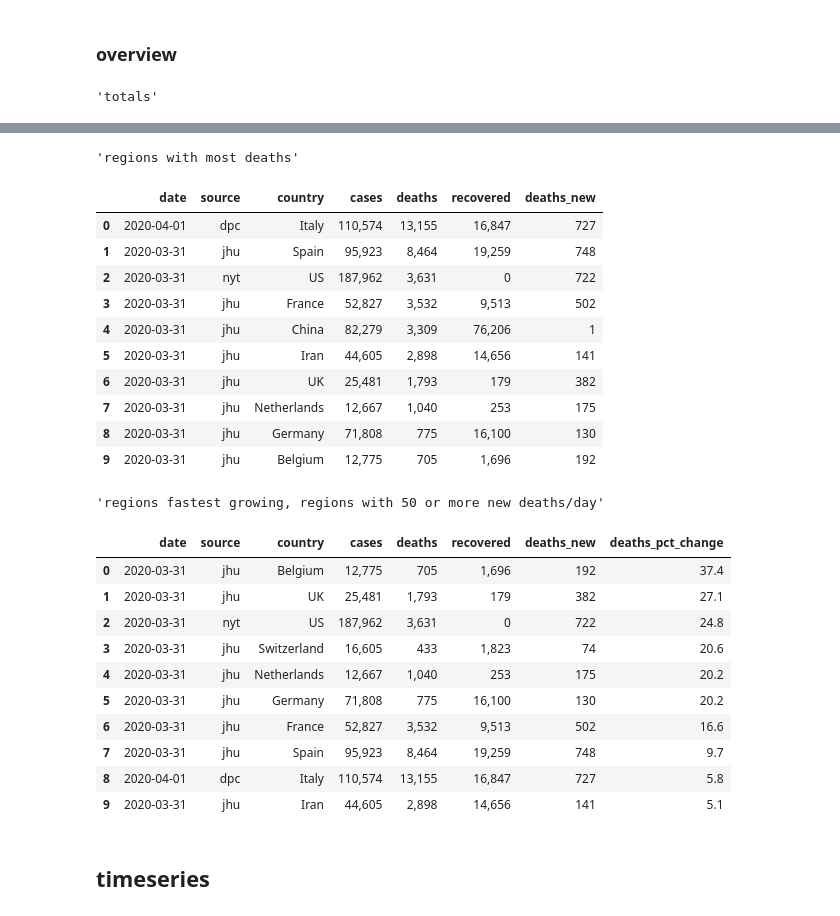
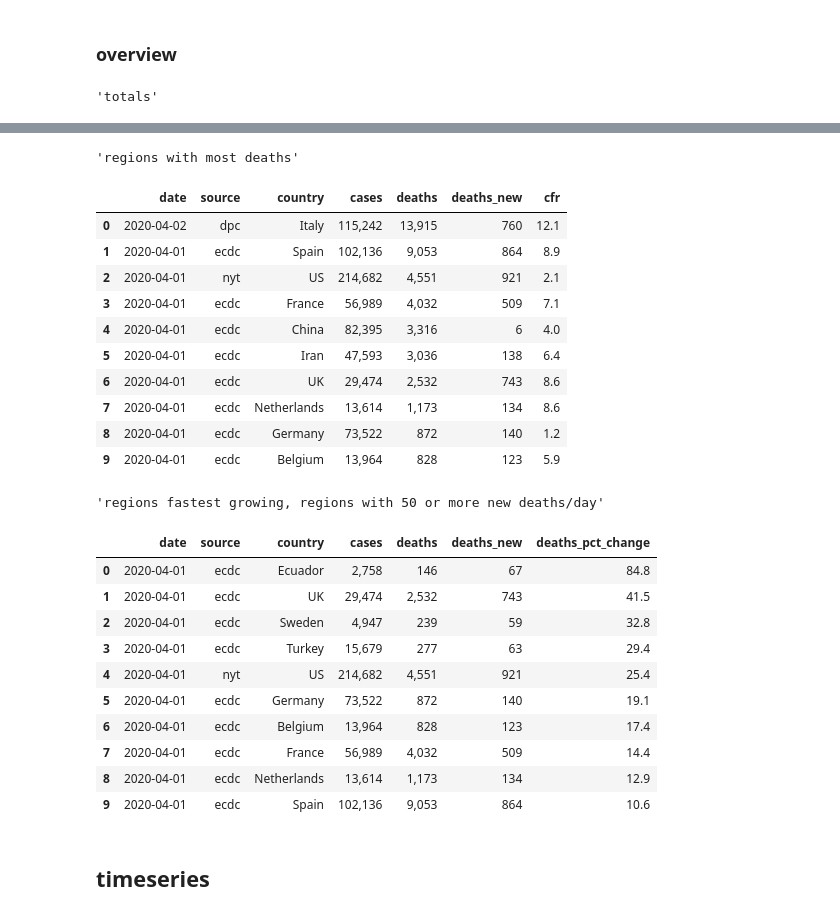
Before and after one commit to eferm/covid-19, a Jupyter notebook: notebooks/covid-19.ipynb, the cells around one changed output, grey strips where cells are left out. Cells and saved outputs as stored; diff of their text form; code cells hidden in the pictures.

Commit message:
refactor pipeline and prefer ecdc data

```diff
--- a/notebooks/covid-19.ipynb
+++ b/notebooks/covid-19.ipynb
@@ -36,12 +36,14 @@ pandas 1.0.3
 ## data sources
 # %%
 kwargs = dict(verbose=True)
-CATALOG = {
-    'jhu': JHU(**kwargs).clean,
-    'ctp': CTP(**kwargs).clean,
-    'nyt': NYT(**kwargs).clean,
-    'dpc': DPC(**kwargs).clean,
+SOURCES = {
+#     'jhu': JHU(**kwargs),
+#     'ctp': CTP(**kwargs),
+    'nyt': NYT(**kwargs),
+    'dpc': DPC(**kwargs),
+    'ecdc': ECDC(**kwargs),
 }
+CATALOG = {k: v.clean for k, v in SOURCES.items()}
 
 for name, df in CATALOG.items():
     display(f'preview: {name}', df.tail(3))
@@ -69,14 +75,9 @@ for name, df in CATALOG.items():
 # %% [markdown]
 ## ontology
 # %%
-METRICS = ['cases', 'deaths', 'recovered']
-LIMITS = dict(zip(METRICS, [100, 10, 10]))
+METRICS = ['cases', 'deaths']
+LIMITS = dict(zip(METRICS, [100, 10]))
 LEVELS = ['country', 'state', 'county']
-SOURCES = {
-    'jhu': 'Johns Hopkins University',
-    'nyt': 'The New York Times',
-    'dpc': 'Dipartimento della Protezione Civile',
-}
 
 
 def rollup(df, level):
@@ -232,15 +243,14 @@ def with_pct_change(df):
 for i, level in enumerate(LEVELS):
     df = (
         rollup(CATALOG['df.combined'], level)
-        .pipe(with_cases_active)
         .pipe(with_cfr)
         .pipe(with_diffs)
         .pipe(with_pct_change)
     )
     CATALOG[f'df.derived.{level}'] = df
 
-df = CATALOG['df.derived.county']
-df = df.loc[df['state'] == 'Lombardia']
+df = CATALOG['df.derived.country']
+df = df.loc[df['country'] == 'UK']
 display('preview', df.tail())
 # %% [output]
 'preview'
@@ -285,7 +295,6 @@ for i, level in enumerate(LEVELS):
         df
         .pipe(with_offset, 'cases', LIMITS['cases'])
         .pipe(with_offset, 'deaths', LIMITS['deaths'])
-        .pipe(with_offset, 'recovered', LIMITS['recovered'])
         .melt(
             id_vals,
             [f'{m}_offset' for m in METRICS],
@@ -297,8 +306,8 @@ for i, level in enumerate(LEVELS):
     )
     CATALOG[f'df.offset.{level}'] = df
 
-df = CATALOG['df.offset.state']
-df = df.loc[(df['state'] == 'Lombardia')
+df = CATALOG['df.offset.country']
+df = df.loc[(df['country'] == 'Italy')
             & (df['offset_metric'] == 'cases')]
 display('preview', df.tail())
 # %% [output]
@@ -336,7 +345,7 @@ display(
 )
 
 def prettify(df):
-    for m in [*METRICS, 'cases_active', *[f'{m}_new' for m in METRICS]]:
+    for m in [*METRICS, *[f'{m}_new' for m in METRICS]]:
         df[m] = df[m].map(lambda x: f"{x:,.0f}")
     for m in ['cfr', *[f'{m}_pct_change' for m in METRICS]]:
         df[m] = df[m].map(lambda x: f"{x:,.1f}")
@@ -355,7 +364,7 @@ idx = ['date', 'source', *levels, *METRICS]
 display(
     f"regions with most {metric}",
     prettify(df.sort_values(metric, ascending=False))
-    [[*idx, f'{metric}_new']]
+    [[*idx, f'{metric}_new', 'cfr']]
     .reset_index(drop=True)
     .head(10)
 )
@@ -376,27 +384,27 @@ display(
 'regions with most deaths'
-|  | date | source | country | cases | deaths | recovered | deaths_new |
-| 0 | 2020-04-01 | dpc | Italy | 110,574 | 13,155 | 16,847 | 727 |
-| 1 | 2020-03-31 | jhu | Spain | 95,923 | 8,464 | 19,259 | 748 |
-| 2 | 2020-03-31 | nyt | US | 187,962 | 3,631 | 0 | 722 |
-| 3 | 2020-03-31 | jhu | France | 52,827 | 3,532 | 9,513 | 502 |
-| 4 | 2020-03-31 | jhu | China | 82,279 | 3,309 | 76,206 | 1 |
-| 5 | 2020-03-31 | jhu | Iran | 44,605 | 2,898 | 14,656 | 141 |
-| 6 | 2020-03-31 | jhu | UK | 25,481 | 1,793 | 179 | 382 |
-| 7 | 2020-03-31 | jhu | Netherlands | 12,667 | 1,040 | 253 | 175 |
-| 8 | 2020-03-31 | jhu | Germany | 71,808 | 775 | 16,100 | 130 |
-| 9 | 2020-03-31 | jhu | Belgium | 12,775 | 705 | 1,696 | 192 |
+|  | date | source | country | cases | deaths | deaths_new | cfr |
+| 0 | 2020-04-02 | dpc | Italy | 115,242 | 13,915 | 760 | 12.1 |
+| 1 | 2020-04-01 | ecdc | Spain | 102,136 | 9,053 | 864 | 8.9 |
+| 2 | 2020-04-01 | nyt | US | 214,682 | 4,551 | 921 | 2.1 |
+| 3 | 2020-04-01 | ecdc | France | 56,989 | 4,032 | 509 | 7.1 |
+| 4 | 2020-04-01 | ecdc | China | 82,395 | 3,316 | 6 | 4.0 |
+| 5 | 2020-04-01 | ecdc | Iran | 47,593 | 3,036 | 138 | 6.4 |
+| 6 | 2020-04-01 | ecdc | UK | 29,474 | 2,532 | 743 | 8.6 |
+| 7 | 2020-04-01 | ecdc | Netherlands | 13,614 | 1,173 | 134 | 8.6 |
+| 8 | 2020-04-01 | ecdc | Germany | 73,522 | 872 | 140 | 1.2 |
+| 9 | 2020-04-01 | ecdc | Belgium | 13,964 | 828 | 123 | 5.9 |
 'regions fastest growing, regions with 50 or more new deaths/day'
-|  | date | source | country | cases | deaths | recovered | deaths_new | deaths_pct_change |
-| 0 | 2020-03-31 | jhu | Belgium | 12,775 | 705 | 1,696 | 192 | 37.4 |
-| 1 | 2020-03-31 | jhu | UK | 25,481 | 1,793 | 179 | 382 | 27.1 |
-| 2 | 2020-03-31 | nyt | US | 187,962 | 3,631 | 0 | 722 | 24.8 |
-| 3 | 2020-03-31 | jhu | Switzerland | 16,605 | 433 | 1,823 | 74 | 20.6 |
-| 4 | 2020-03-31 | jhu | Netherlands | 12,667 | 1,040 | 253 | 175 | 20.2 |
-| 5 | 2020-03-31 | jhu | Germany | 71,808 | 775 | 16,100 | 130 | 20.2 |
-| 6 | 2020-03-31 | jhu | France | 52,827 | 3,532 | 9,513 | 502 | 16.6 |
-| 7 | 2020-03-31 | jhu | Spain | 95,923 | 8,464 | 19,259 | 748 | 9.7 |
-| 8 | 2020-04-01 | dpc | Italy | 110,574 | 13,155 | 16,847 | 727 | 5.8 |
-| 9 | 2020-03-31 | jhu | Iran | 44,605 | 2,898 | 14,656 | 141 | 5.1 |
+|  | date | source | country | cases | deaths | deaths_new | deaths_pct_change |
+| 0 | 2020-04-01 | ecdc | Ecuador | 2,758 | 146 | 67 | 84.8 |
+| 1 | 2020-04-01 | ecdc | UK | 29,474 | 2,532 | 743 | 41.5 |
+| 2 | 2020-04-01 | ecdc | Sweden | 4,947 | 239 | 59 | 32.8 |
+| 3 | 2020-04-01 | ecdc | Turkey | 15,679 | 277 | 63 | 29.4 |
+| 4 | 2020-04-01 | nyt | US | 214,682 | 4,551 | 921 | 25.4 |
+| 5 | 2020-04-01 | ecdc | Germany | 73,522 | 872 | 140 | 19.1 |
+| 6 | 2020-04-01 | ecdc | Belgium | 13,964 | 828 | 123 | 17.4 |
+| 7 | 2020-04-01 | ecdc | France | 56,989 | 4,032 | 509 | 14.4 |
+| 8 | 2020-04-01 | ecdc | Netherlands | 13,614 | 1,173 | 134 | 12.9 |
+| 9 | 2020-04-01 | ecdc | Spain | 102,136 | 9,053 | 864 | 10.6 |
 # %% [markdown]
 ## timeseries
 # %%
```
Also changed, not shown: parts of 10 cells of this notebook, 3 other files.
